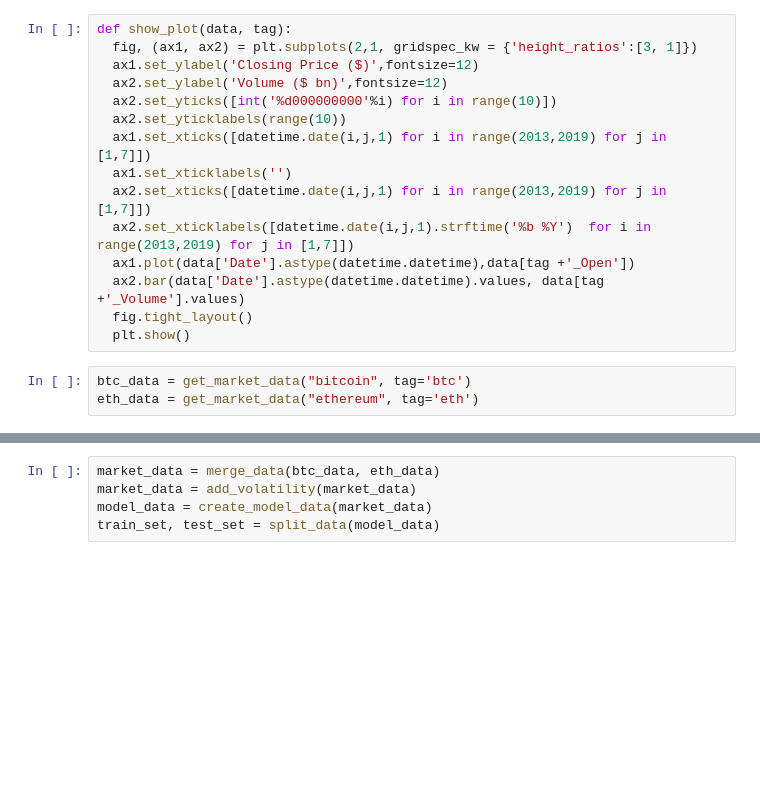
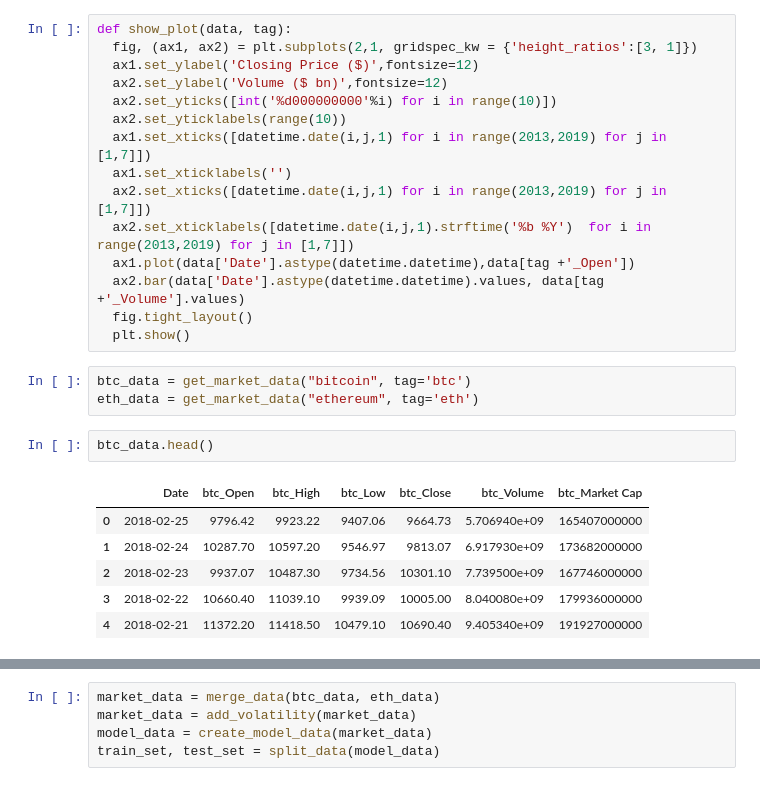
Before and after one commit to SiaFahim/lstm-crypto-predictor, a Jupyter notebook: lstm_crypto_price_prediction.ipynb, the cells around one changed output, grey strips where cells are left out. Cells and saved outputs as stored; diff of their text form; blank space fills up the shorter version.

```diff
--- a/lstm_crypto_price_prediction.ipynb
+++ b/lstm_crypto_price_prediction.ipynb
@@ -187,6 +188,15 @@ def show_plot(data, tag):
 # %%
 btc_data = get_market_data("bitcoin", tag='btc')
 eth_data = get_market_data("ethereum", tag='eth')
+# %%
+btc_data.head()
+# %% [output]
+|  | Date | btc_Open | btc_High | btc_Low | btc_Close | btc_Volume | btc_Market Cap |
+| 0 | 2018-02-25 | 9796.42 | 9923.22 | 9407.06 | 9664.73 | 5.706940e+09 | 165407000000 |
+| 1 | 2018-02-24 | 10287.70 | 10597.20 | 9546.97 | 9813.07 | 6.917930e+09 | 173682000000 |
+| 2 | 2018-02-23 | 9937.07 | 10487.30 | 9734.56 | 10301.10 | 7.739500e+09 | 167746000000 |
+| 3 | 2018-02-22 | 10660.40 | 11039.10 | 9939.09 | 10005.00 | 8.040080e+09 | 179936000000 |
+| 4 | 2018-02-21 | 11372.20 | 11418.50 | 10479.10 | 10690.40 | 9.405340e+09 | 191927000000 |
 # %%
 show_plot(btc_data, tag='btc')
 show_plot(eth_data, tag='eth')
```
Also changed, not shown: parts of 13 cells of this notebook.
